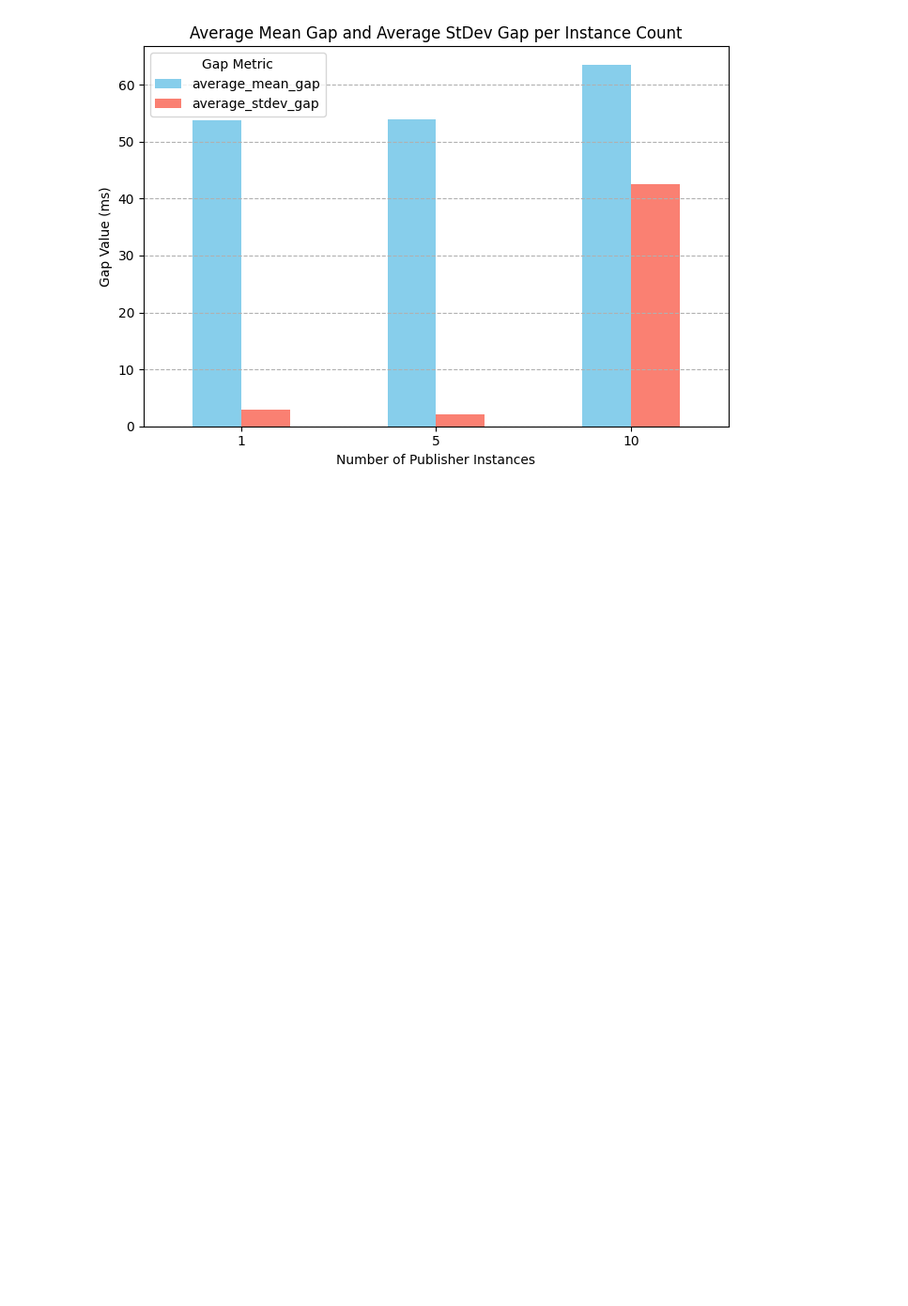
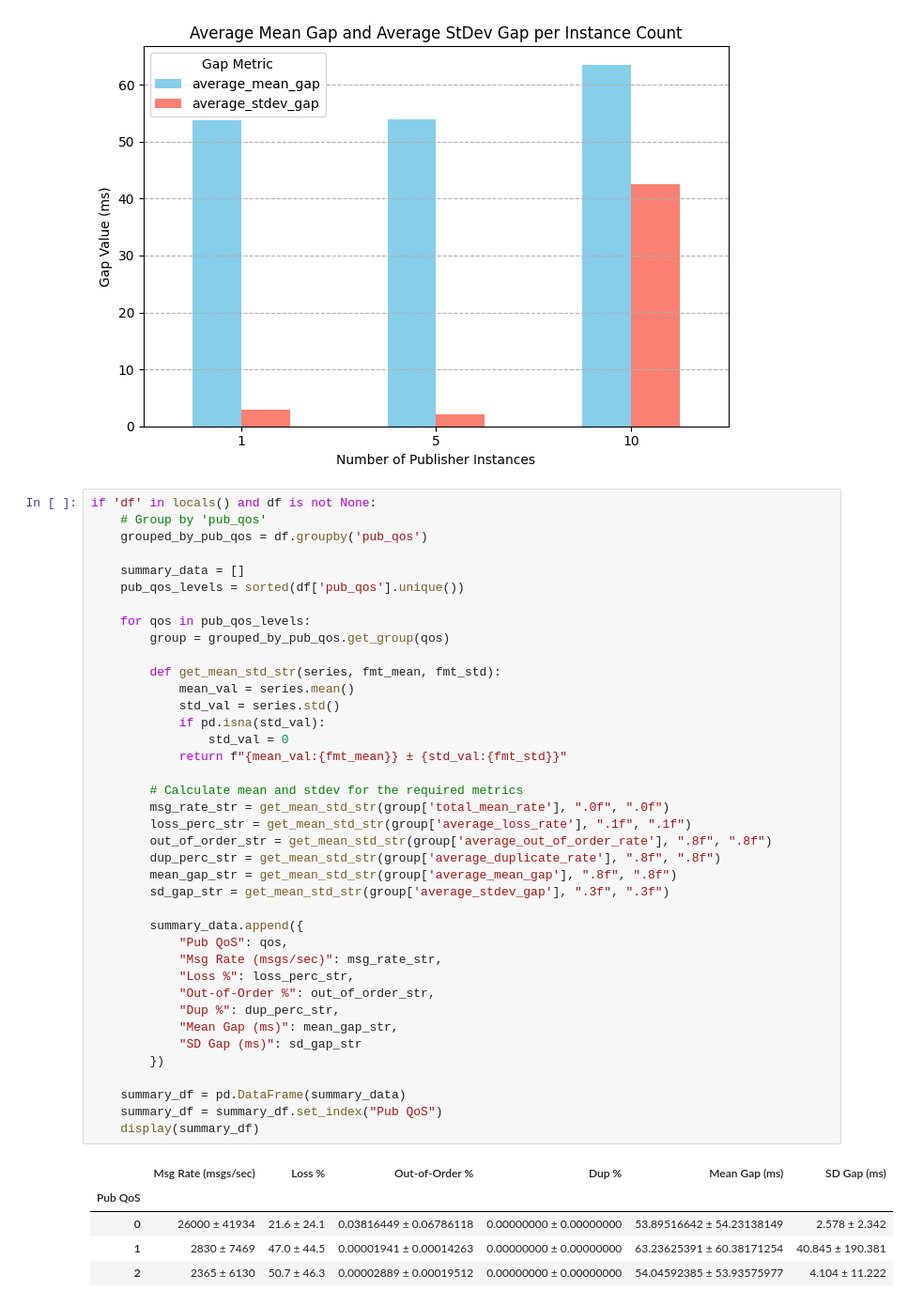
Before and after one commit to thanhnguyen123-dev/MQTT-Model, a Jupyter notebook: data_analysis.ipynb, the cells around one changed output. Shown at 94% size. Cells and saved outputs as stored; diff of their text form; blank space fills up the shorter version.

```diff
--- a/data_analysis.ipynb
+++ b/data_analysis.ipynb
@@ -285,3 +285,48 @@ else:
     print("DataFrame 'df' not found or is None. Please ensure it is loaded in a previous cell.")
 # %% [output]
 [figure]
+# %%
+if 'df' in locals() and df is not None:
+    # Group by 'pub_qos'
+    grouped_by_pub_qos = df.groupby('pub_qos')
+
+    summary_data = []
+    pub_qos_levels = sorted(df['pub_qos'].unique())
+
+    for qos in pub_qos_levels:
+        group = grouped_by_pub_qos.get_group(qos)
+
+        def get_mean_std_str(series, fmt_mean, fmt_std):
+            mean_val = series.mean()
+            std_val = series.std()
+            if pd.isna(std_val):
+                std_val = 0
+            return f"{mean_val:{fmt_mean}} ± {std_val:{fmt_std}}"
+
+        # Calculate mean and stdev for the required metrics
+        msg_rate_str = get_mean_std_str(group['total_mean_rate'], ".0f", ".0f")
+        loss_perc_str = get_mean_std_str(group['average_loss_rate'], ".1f", ".1f")
+        out_of_order_str = get_mean_std_str(group['average_out_of_order_rate'], ".8f", ".8f")
+        dup_perc_str = get_mean_std_str(group['average_duplicate_rate'], ".8f", ".8f")
+        mean_gap_str = get_mean_std_str(group['average_mean_gap'], ".8f", ".8f")
+        sd_gap_str = get_mean_std_str(group['average_stdev_gap'], ".3f", ".3f")
+
+        summary_data.append({
+            "Pub QoS": qos,
+            "Msg Rate (msgs/sec)": msg_rate_str,
+            "Loss %": loss_perc_str,
+            "Out-of-Order %": out_of_order_str,
+            "Dup %": dup_perc_str,
+            "Mean Gap (ms)": mean_gap_str,
+            "SD Gap (ms)": sd_gap_str
+        })
+
+    summary_df = pd.DataFrame(summary_data)
+    summary_df = summary_df.set_index("Pub QoS")
+    display(summary_df)
+# %% [output]
+|  | Msg Rate (msgs/sec) | Loss % | Out-of-Order % | Dup % | Mean Gap (ms) | SD Gap (ms) |
+| Pub QoS |  |  |  |  |  |  |
+| 0 | 26000 ± 41934 | 21.6 ± 24.1 | 0.03816449 ± 0.06786118 | 0.00000000 ± 0.00000000 | 53.89516642 ± 54.23138149 | 2.578 ± 2.342 |
+| 1 | 2830 ± 7469 | 47.0 ± 44.5 | 0.00001941 ± 0.00014263 | 0.00000000 ± 0.00000000 | 63.23625391 ± 60.38171254 | 40.845 ± 190.381 |
+| 2 | 2365 ± 6130 | 50.7 ± 46.3 | 0.00002889 ± 0.00019512 | 0.00000000 ± 0.00000000 | 54.04592385 ± 53.93575977 | 4.104 ± 11.222 |
```
Also changed, not shown: parts of 1 cell of this notebook, 2 other files.
